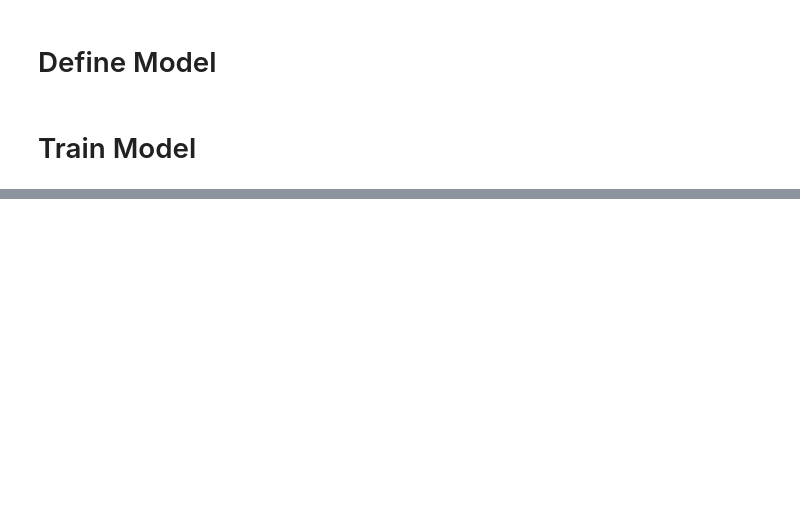
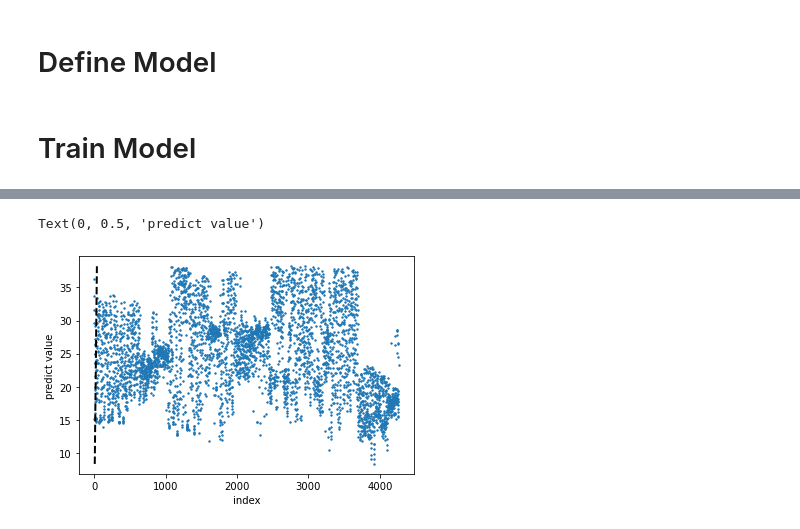
Before and after one commit to kevin879275/DL_FinalProject, a Jupyter notebook: main.ipynb, the cells around one changed output, grey strips where cells are left out. Cells and saved outputs as stored; diff of their text form; code cells hidden in the pictures; blank space fills up the shorter version.

```diff
--- a/main.ipynb
+++ b/main.ipynb
@@ -128,0 +269,4 @@ res['分娩日期'][1]
+# %%
+x = pd.merge(Test_report_x, Test_breed_x, on = '乳牛編號', how = 'left')
+x.fillna(-1,inplace = True)
+x_without_ID = x.drop(columns = ['乳牛編號','乳量','ID'], axis = 1)
@@ -128,0 +287,10 @@ res['分娩日期'][1]
+# %%
+plt.scatter(x_index,x_group['預測乳量'].values,s=2)
+#plt.plot(predict_y, predict_y, 'ro')
+plt.plot([x_group['預測乳量'].values.min(), x_group['預測乳量'].values.max()],
+         [x_group['預測乳量'].values.min(),x_group['預測乳量'].values.max()], 'k--', lw=2)
+plt.xlabel('index')
+plt.ylabel('predict value')
+# %% [output]
+Text(0, 0.5, 'predict value')
+[figure, added]
```
Also changed, not shown: parts of 24 cells of this notebook.
